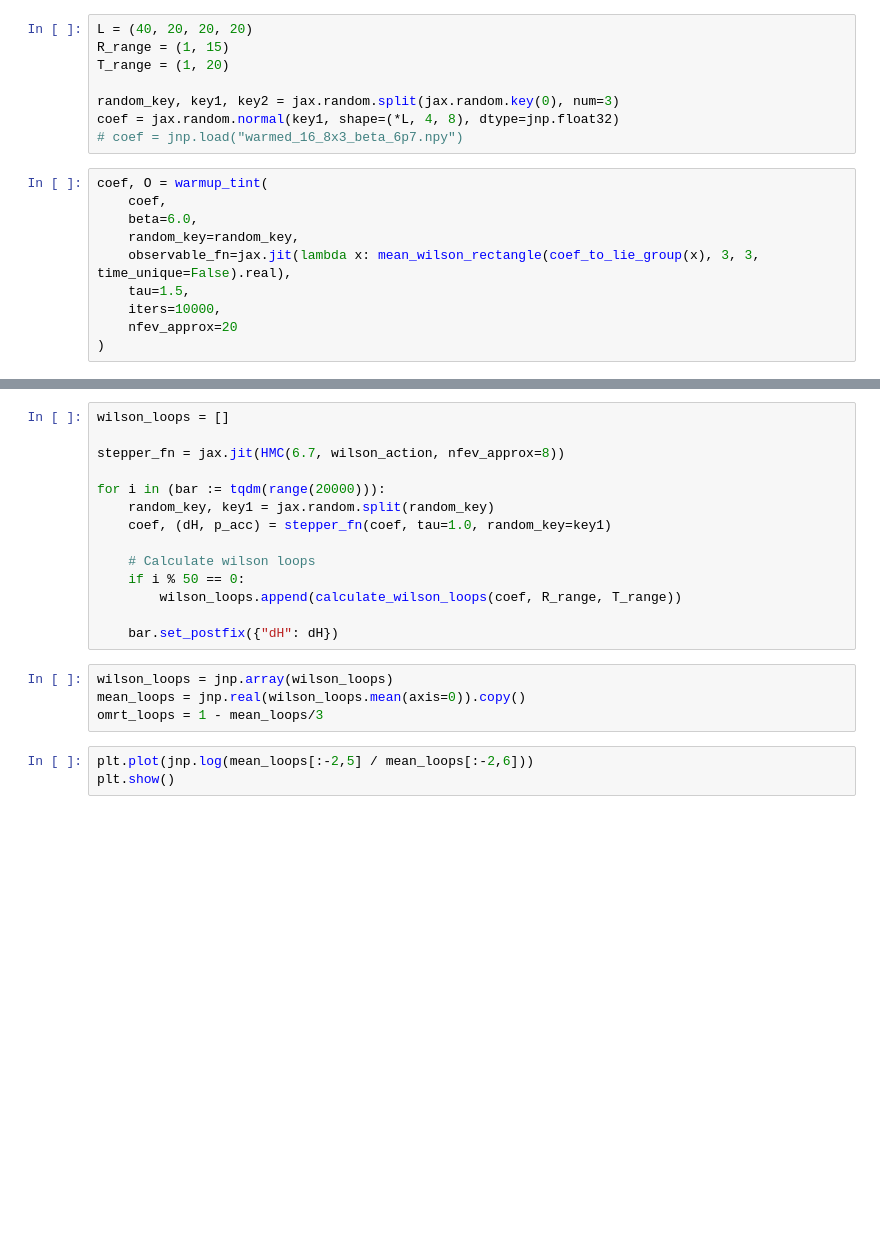
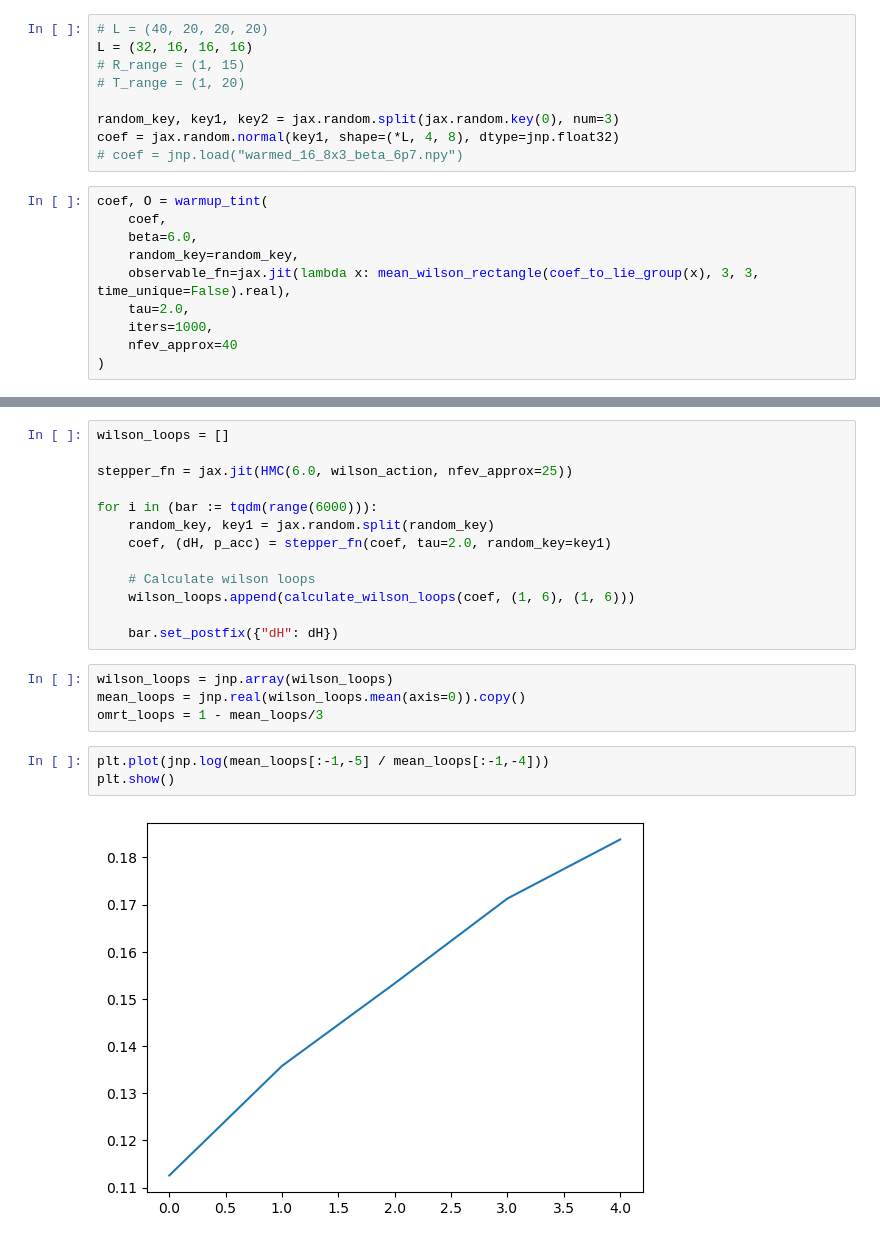
Before and after one commit to noah-lowry/lqcd-jax, a Jupyter notebook: jax-implementation/main.ipynb, the cells around one changed output, grey strips where cells are left out. Saved outputs shown, nothing was run; the diff lists cells and outputs as text; blank space fills up the shorter version.

```diff
--- a/jax-implementation/main.ipynb
+++ b/jax-implementation/main.ipynb
@@ -73,9 +73,10 @@ def calculate_wilson_loops(gauge_coef, R_range, T_range):
     wilson_loop_values = jnp.array([mean_wilson_rectangle(coef_to_lie_group(gauge_coef), R, T, time_unique=False) for R, T in itertools.product(range(R_min, R_max+1), range(T_min, T_max+1))]).reshape(R_max-R_min+1, T_max-T_min+1)
     return wilson_loop_values
 # %%
-L = (40, 20, 20, 20)
-R_range = (1, 15)
-T_range = (1, 20)
+# L = (40, 20, 20, 20)
+L = (32, 16, 16, 16)
+# R_range = (1, 15)
+# T_range = (1, 20)
 
 random_key, key1, key2 = jax.random.split(jax.random.key(0), num=3)
 coef = jax.random.normal(key1, shape=(*L, 4, 8), dtype=jnp.float32)
@@ -86,8 +87,8 @@ coef, O = warmup_tint(
     beta=6.0,
     random_key=random_key,
     observable_fn=jax.jit(lambda x: mean_wilson_rectangle(coef_to_lie_group(x), 3, 3, time_unique=False).real),
-    tau=1.5,
-    iters=10000,
-    nfev_approx=20
+    tau=2.0,
+    iters=1000,
+    nfev_approx=40
 )
 # %% [output]
@@ -134,15 +135,14 @@ XlaRuntimeError: INTERNAL: CustomCall failed: CpuCallback error: Traceback (most
 # %%
 wilson_loops = []
 
-stepper_fn = jax.jit(HMC(6.7, wilson_action, nfev_approx=8))
+stepper_fn = jax.jit(HMC(6.0, wilson_action, nfev_approx=25))
 
-for i in (bar := tqdm(range(20000))):
+for i in (bar := tqdm(range(6000))):
     random_key, key1 = jax.random.split(random_key)
-    coef, (dH, p_acc) = stepper_fn(coef, tau=1.0, random_key=key1)
+    coef, (dH, p_acc) = stepper_fn(coef, tau=2.0, random_key=key1)
 
     # Calculate wilson loops
-    if i % 50 == 0:
-        wilson_loops.append(calculate_wilson_loops(coef, R_range, T_range))
+    wilson_loops.append(calculate_wilson_loops(coef, (1, 6), (1, 6)))
 
     bar.set_postfix({"dH": dH})
 # %%
@@ -150,7 +150,9 @@ wilson_loops = jnp.array(wilson_loops)
 mean_loops = jnp.real(wilson_loops.mean(axis=0)).copy()
 omrt_loops = 1 - mean_loops/3
 # %%
-plt.plot(jnp.log(mean_loops[:-2,5] / mean_loops[:-2,6]))
+plt.plot(jnp.log(mean_loops[:-1,-5] / mean_loops[:-1,-4]))
 plt.show()
+# %% [output]
+[figure, added]
 # %%
 sigma, V0, alpha = jnp.polyfit(
```
Also changed, not shown: parts of 5 cells of this notebook.
